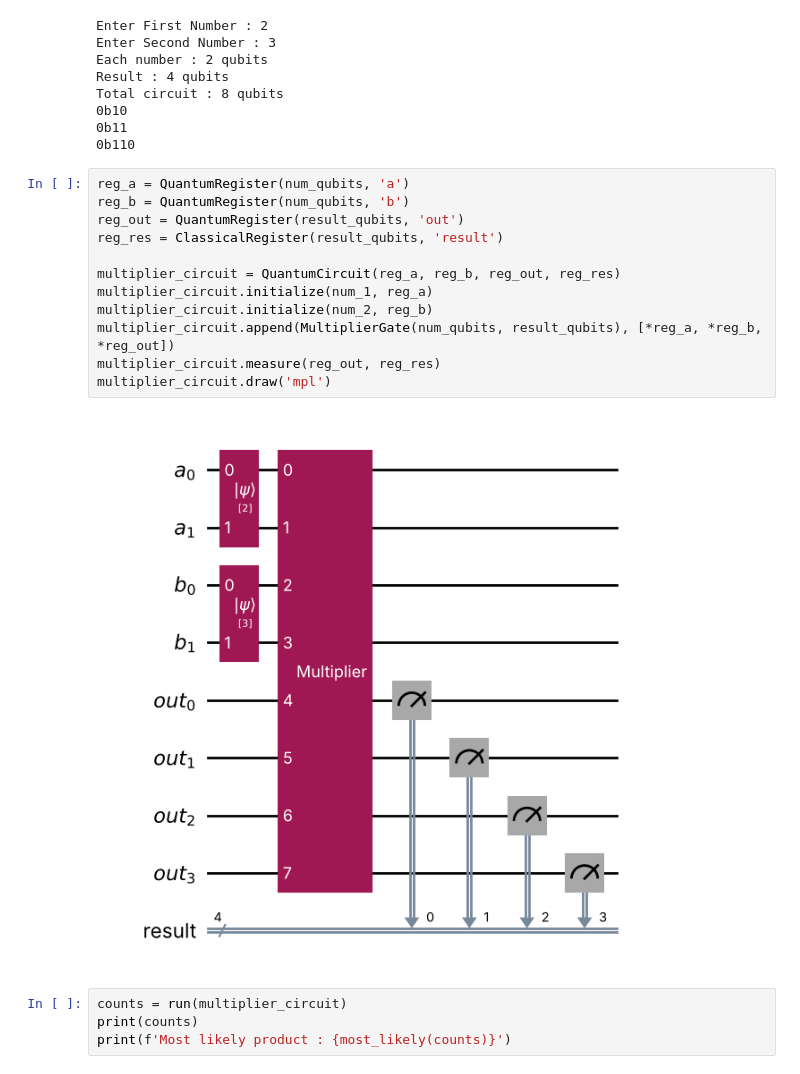
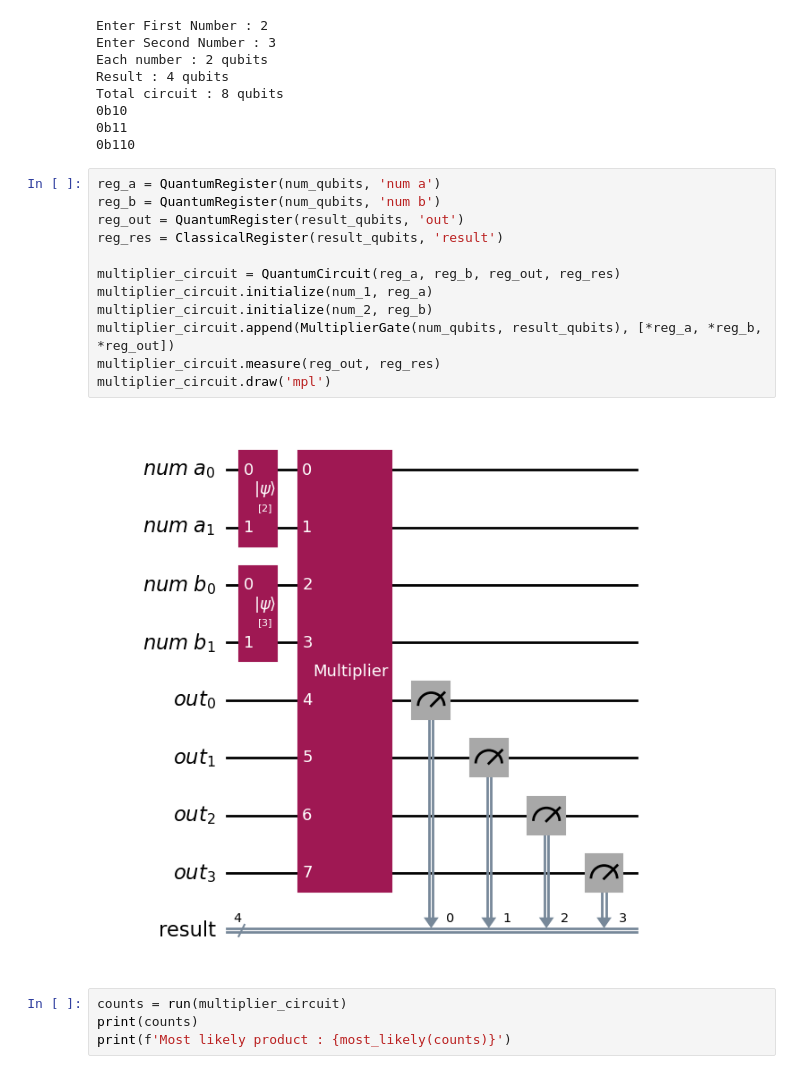
Before and after one commit to Harsh-L/Quantum-Computing-Introduction, a Jupyter notebook: Quantum_Computing_Arithmetic.ipynb, the cells around one changed output. Saved outputs shown, nothing was run; the diff lists cells and outputs as text.

```diff
--- a/Quantum_Computing_Arithmetic.ipynb
+++ b/Quantum_Computing_Arithmetic.ipynb
@@ -155,19 +155,19 @@ Total circuit : 8 qubits
 0b11
 0b110
 # %%
-reg_a = QuantumRegister(num_qubits, 'a')
-reg_b = QuantumRegister(num_qubits, 'b')
+reg_a = QuantumRegister(num_qubits, 'num a')
+reg_b = QuantumRegister(num_qubits, 'num b')
 reg_out = QuantumRegister(result_qubits, 'out')
 reg_res = ClassicalRegister(result_qubits, 'result')
 
 multiplier_circuit = QuantumCircuit(reg_a, reg_b, reg_out, reg_res)
 multiplier_circuit.initialize(num_1, reg_a)
 multiplier_circuit.initialize(num_2, reg_b)
 multiplier_circuit.append(MultiplierGate(num_qubits, result_qubits), [*reg_a, *reg_b, *reg_out])
 multiplier_circuit.measure(reg_out, reg_res)
 multiplier_circuit.draw('mpl')
 # %% [output]
-[figure, old version]
+[figure, new version]
 # %%
 counts = run(multiplier_circuit)
 print(counts)
```
Also changed, not shown: parts of 19 cells of this notebook.
